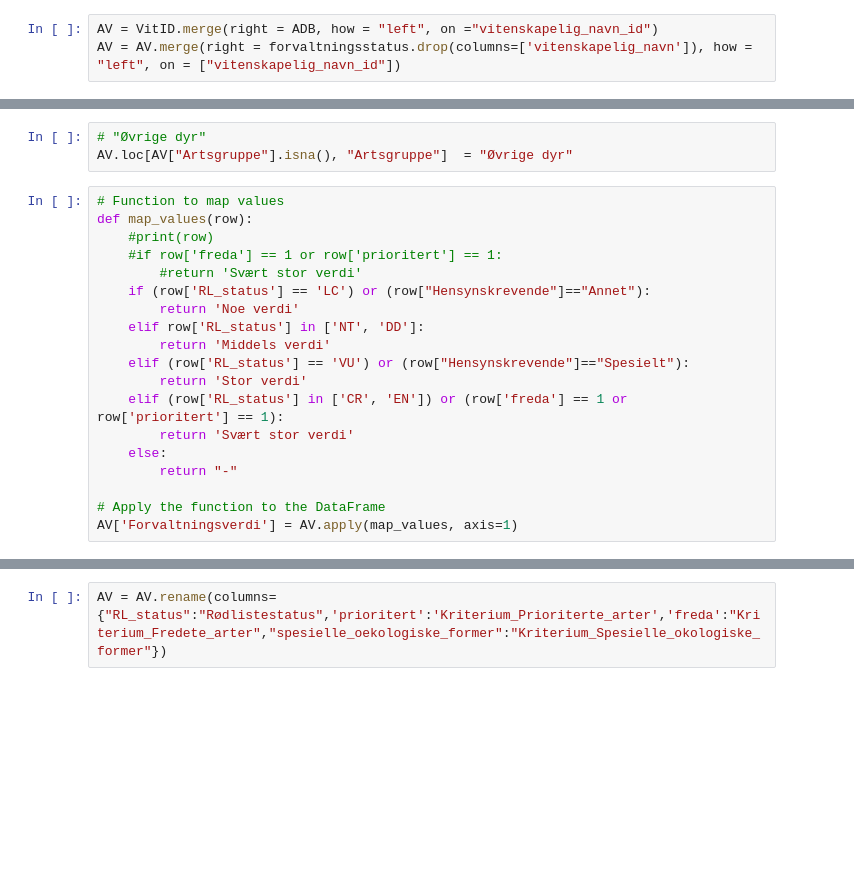
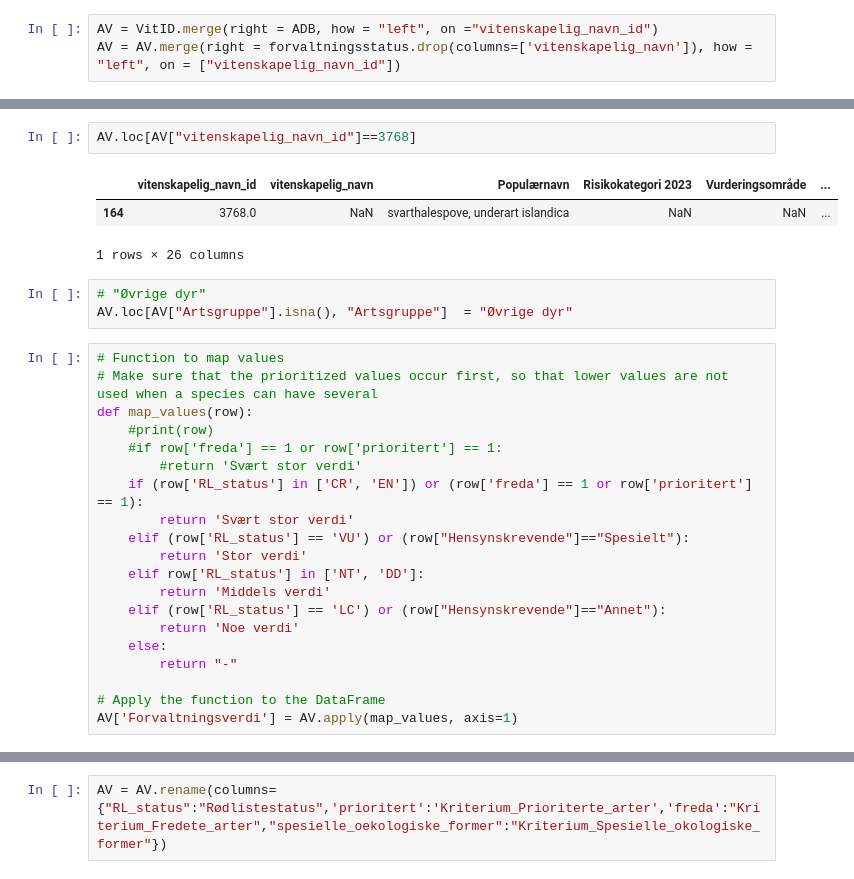
Before and after one commit to egowork/gis_tools, a Jupyter notebook: Artstabeller.ipynb, the cells around one changed output, grey strips where cells are left out. Saved outputs shown, nothing was run; the diff lists cells and outputs as text; blank space fills up the shorter version.

```diff
--- a/Artstabeller.ipynb
+++ b/Artstabeller.ipynb
@@ -230,20 +228,27 @@ AV.loc[(AV["Populærnavn"].isna()) & (~AV["norsk_navn"].isna()), "Populærnavn"]
+# %%
+AV.loc[AV["vitenskapelig_navn_id"]==3768]
+# %% [output]
+|  | vitenskapelig_navn_id | vitenskapelig_navn | Populærnavn | Risikokategori 2023 | Vurderingsområde | ... |
+| 164 | 3768.0 | NaN | svarthalespove, underart islandica | NaN | NaN | ... |
+1 rows × 26 columns
 # %%
 # "Øvrige dyr"
 AV.loc[AV["Artsgruppe"].isna(), "Artsgruppe"]  = "Øvrige dyr"
 # %%
 # Function to map values
+# Make sure that the prioritized values occur first, so that lower values are not used when a species can have several
 def map_values(row):
     #print(row)
     #if row['freda'] == 1 or row['prioritert'] == 1:
         #return 'Svært stor verdi'
-    if (row['RL_status'] == 'LC') or (row["Hensynskrevende"]=="Annet"):
-        return 'Noe verdi'
+    if (row['RL_status'] in ['CR', 'EN']) or (row['freda'] == 1 or row['prioritert'] == 1):
+        return 'Svært stor verdi'
+    elif (row['RL_status'] == 'VU') or (row["Hensynskrevende"]=="Spesielt"):
+        return 'Stor verdi'
     elif row['RL_status'] in ['NT', 'DD']:
         return 'Middels verdi'
-    elif (row['RL_status'] == 'VU') or (row["Hensynskrevende"]=="Spesielt"):
-        return 'Stor verdi'
-    elif (row['RL_status'] in ['CR', 'EN']) or (row['freda'] == 1 or row['prioritert'] == 1):
-        return 'Svært stor verdi'
+    elif (row['RL_status'] == 'LC') or (row["Hensynskrevende"]=="Annet"):
+        return 'Noe verdi'
     else:
         return "-"
 
```
Also changed, not shown: parts of 22 cells of this notebook.
